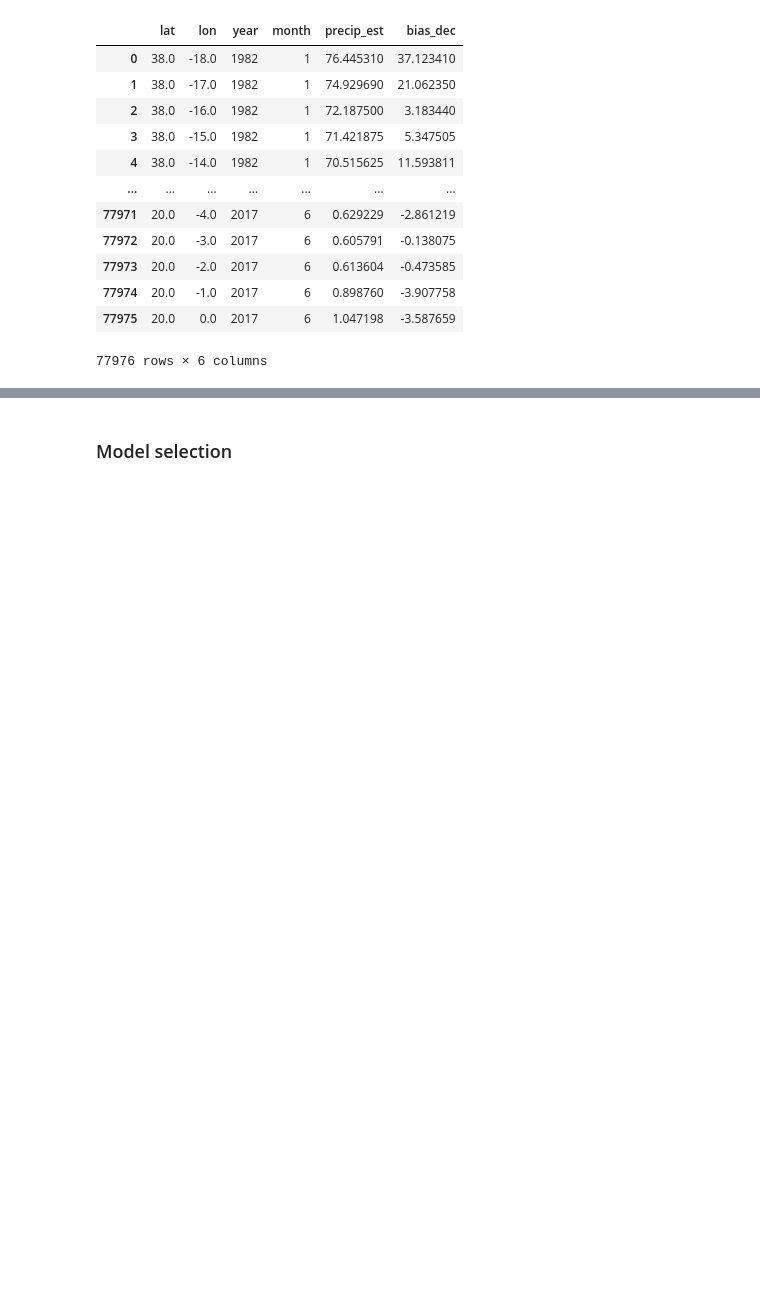
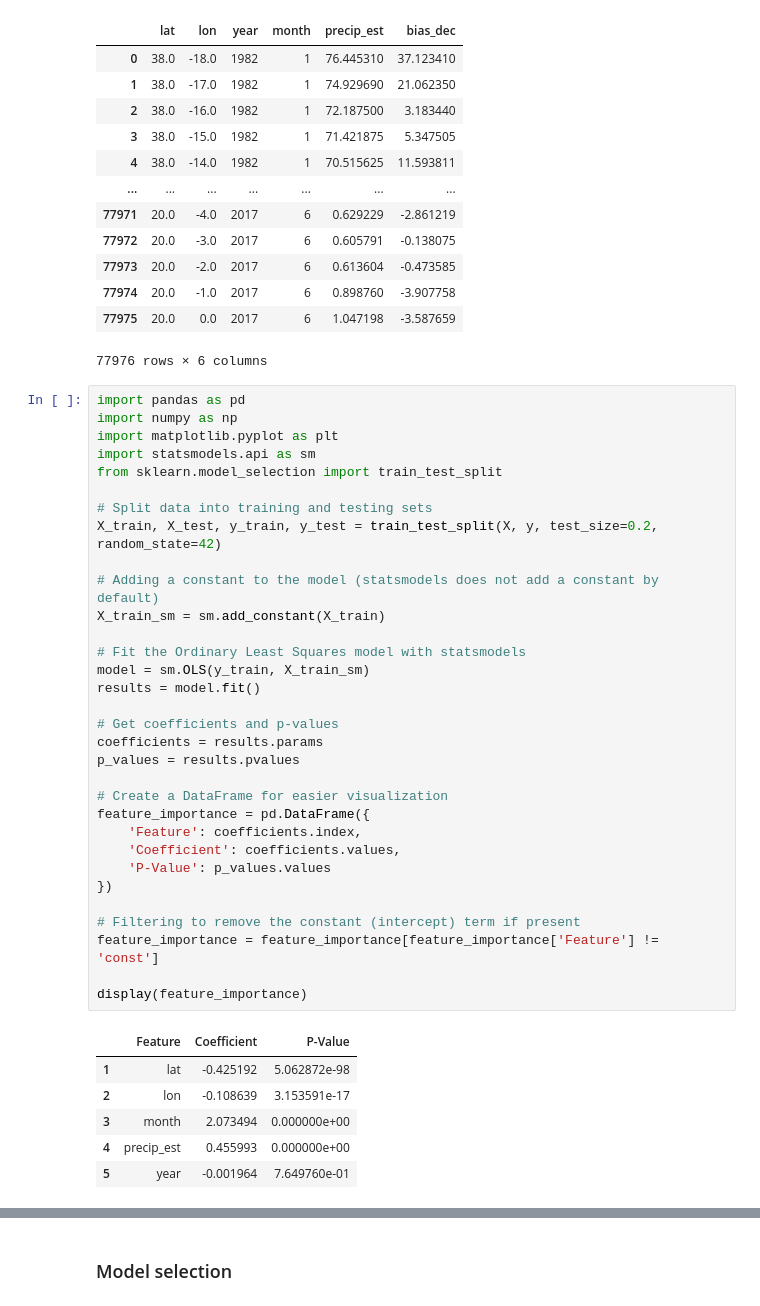
Before and after one commit to Yassmine2020/Precipitations_bias_correction, a Jupyter notebook: ML/ML_dec.ipynb, the cells around one changed output, grey strips where cells are left out. Cells and saved outputs as stored; diff of their text form; blank space fills up the shorter version.

```diff
--- a/ML/ML_dec.ipynb
+++ b/ML/ML_dec.ipynb
@@ -95,4 +103,43 @@ dec_test
 | 77974 | 20.0 | -1.0 | 2017 | 6 | 0.898760 | -3.907758 |
 | 77975 | 20.0 | 0.0 | 2017 | 6 | 1.047198 | -3.587659 |
 77976 rows × 6 columns
+# %%
+import pandas as pd
+import numpy as np
+import matplotlib.pyplot as plt
+import statsmodels.api as sm
+from sklearn.model_selection import train_test_split
+
+# Split data into training and testing sets
+X_train, X_test, y_train, y_test = train_test_split(X, y, test_size=0.2, random_state=42)
+
+# Adding a constant to the model (statsmodels does not add a constant by default)
+X_train_sm = sm.add_constant(X_train)
+
+# Fit the Ordinary Least Squares model with statsmodels
+model = sm.OLS(y_train, X_train_sm)
+results = model.fit()
+
+# Get coefficients and p-values
+coefficients = results.params
+p_values = results.pvalues
+
+# Create a DataFrame for easier visualization
+feature_importance = pd.DataFrame({
+    'Feature': coefficients.index,
+    'Coefficient': coefficients.values,
+    'P-Value': p_values.values
+})
+
+# Filtering to remove the constant (intercept) term if present
+feature_importance = feature_importance[feature_importance['Feature'] != 'const']
+
+display(feature_importance)
+# %% [output]
+|  | Feature | Coefficient | P-Value |
+| 1 | lat | -0.425192 | 5.062872e-98 |
+| 2 | lon | -0.108639 | 3.153591e-17 |
+| 3 | month | 2.073494 | 0.000000e+00 |
+| 4 | precip_est | 0.455993 | 0.000000e+00 |
+| 5 | year | -0.001964 | 7.649760e-01 |
 # %%
```
Also changed, not shown: parts of 3 cells of this notebook, 12 other files.
